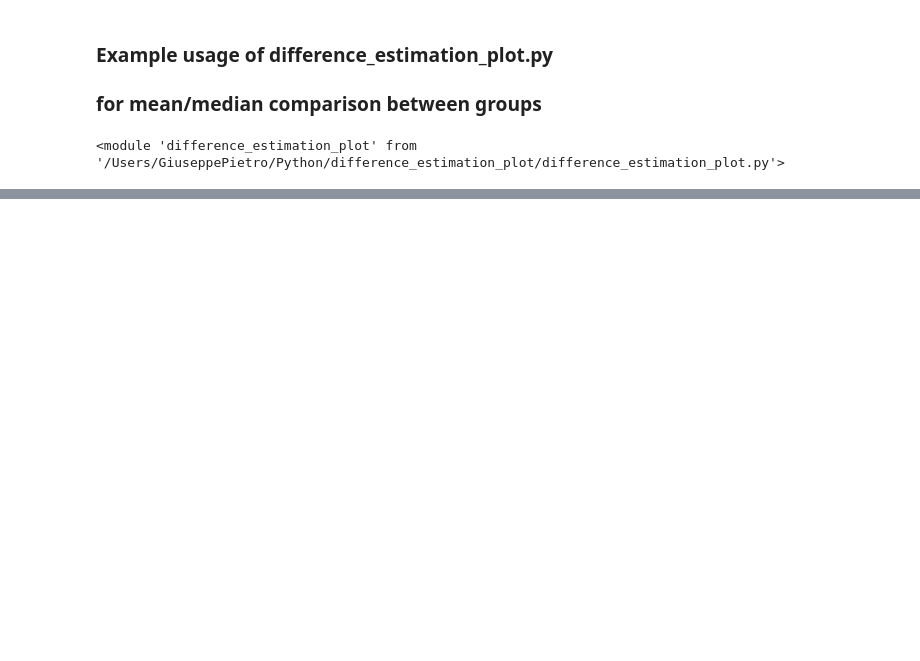
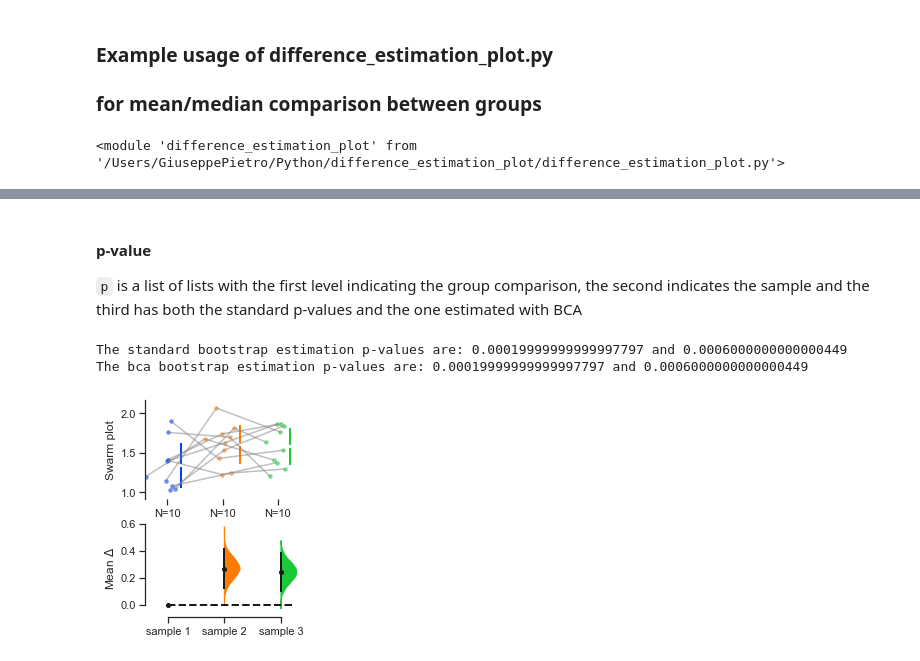
Before and after one commit to drsax93/difference_estimation_plot, a Jupyter notebook: difference_estimation_plot_examples.ipynb, the cells around one changed output, grey strips where cells are left out. Drawn from its saved outputs; the diff is of its cells as text; code cells hidden in the pictures; blank space fills up the shorter version.

Commit message:
PEP-8 code format and clarified examples

````diff
--- a/difference_estimation_plot_examples.ipynb
+++ b/difference_estimation_plot_examples.ipynb
@@ -43,2 +39,17 @@ ci
+# %% [markdown]
+#### p-value
+```p``` is a list of lists with the first level indicating the group comparison, the second indicates the sample and the third has both the standard p-values and the one estimated with BCA
+# %%
+## Paired example:
+input_ = {'sample 1': np.random.rand(10) + 1, 'sample 2': np.random.rand(10) + 1.2,
+     'sample 3': np.random.rand(10) + .9}
+
+ax,m,p = dpl.estimation_plot(input_, trend=1, nsh=5000, SMOOTH=[1,3], paired=True)
+print(f'The standard bootstrap estimation p-values are: {p[0][0][0]} and {p[0][1][0]}')
+print(f'The bca bootstrap estimation p-values are: {p[0][0][1]} and {p[0][1][1]}')
+# %% [output]
+The standard bootstrap estimation p-values are: 0.00019999999999997797 and 0.0006000000000000449
+The bca bootstrap estimation p-values are: 0.00019999999999997797 and 0.0006000000000000449
+[figure, added]
 # %%
 ## Paired example:
````
Also changed, not shown: parts of 9 cells of this notebook, 1 other file.
